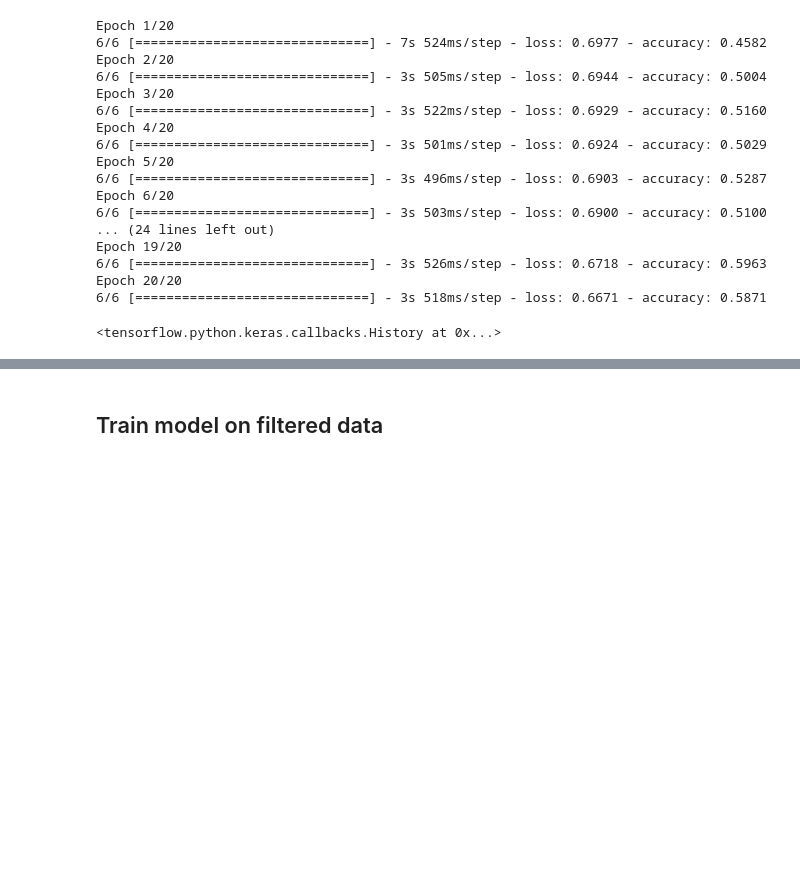
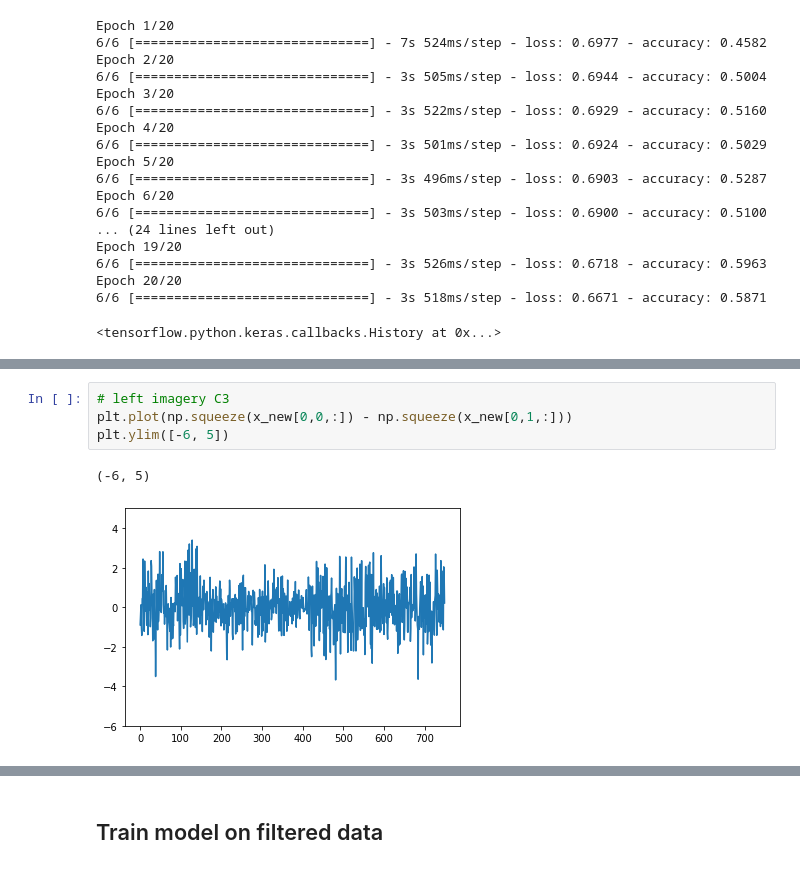
Before and after one commit to xuanyuw/LSTM_EEG_Classification, a Jupyter notebook: LSTM_EEG_Classification.ipynb, the cells around one changed output, grey strips where cells are left out. Cells and saved outputs as stored; diff of their text form; blank space fills up the shorter version.

```diff
--- a/LSTM_EEG_Classification.ipynb
+++ b/LSTM_EEG_Classification.ipynb
@@ -336,0 +556,7 @@ for i in range(3):
+# %%
+# left imagery C3
+plt.plot(np.squeeze(x_new[0,0,:]) - np.squeeze(x_new[0,1,:]))
+plt.ylim([-6, 5])
+# %% [output]
+(-6, 5)
+[figure, added]
```
Also changed, not shown: parts of 45 cells of this notebook, 45 other files.
